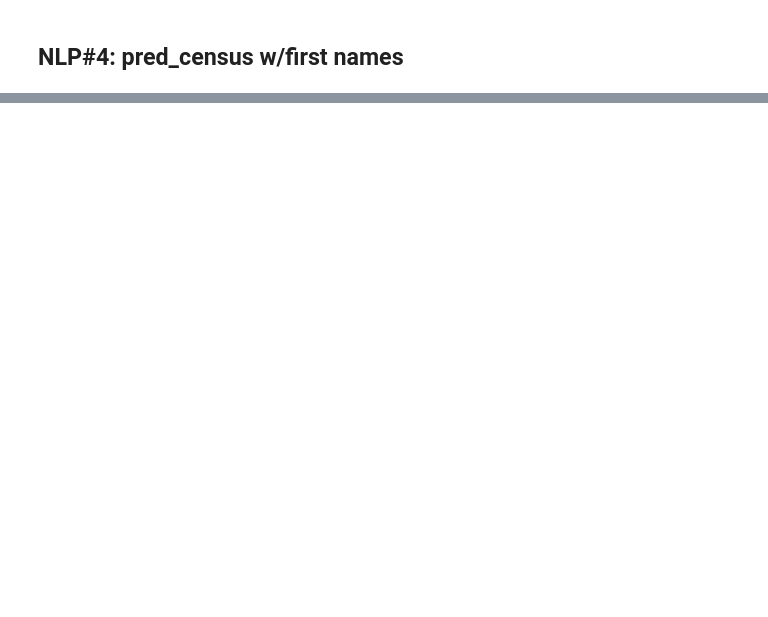
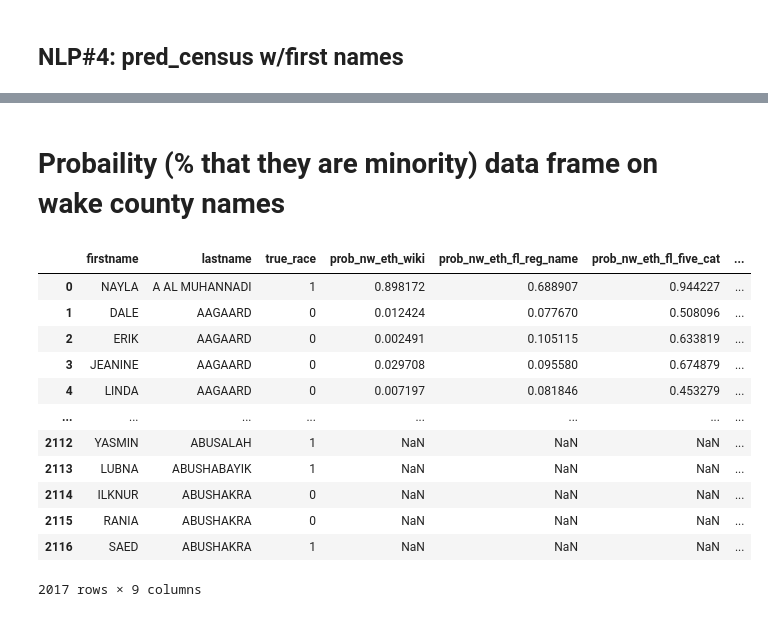
Before and after one commit to DSPG-Young-Scholars-Program/dspg23businessclimate, a Jupyter notebook: codes/NLPaccuracy.ipynb, the cells around one changed output, grey strips where cells are left out. Drawn from its saved outputs; the diff is of its cells as text; code cells hidden in the pictures; blank space fills up the shorter version.

```diff
--- a/codes/NLPaccuracy.ipynb
+++ b/codes/NLPaccuracy.ipynb
@@ -132,0 +381,22 @@ b
+# %%
+#Anjali's Code
+
+import pandas as pd
+from racebert import RaceBERT
+# Load the dataset
+
+model = RaceBERT()
+# Concatenate first and last names to form full names
+ncnamesdf['fullname'] = ncnamesdf['firstname'] + ' ' + ncnamesdf['lastname']
+# Predict race for all names
+predicted_race = model.predict_race(ncnamesdf['fullname'])
+# # Add the predicted race to the original DataFrame
+#namesdf['predicted_race'] = predicted_race
+# Create a new DataFrame to store the names and predicted races
+df = pd.DataFrame({'fullname': ncnamesdf['fullname'], 'predicted_race': predicted_race})
+# # Split the ‘predicted_race’ column into ‘label’ and ‘score’ columns
+df[['label', 'score']] = df['predicted_race'].apply(pd.Series)
+# # Drop the ‘predicted_race’ column
+df.drop('predicted_race', axis=1, inplace=True)
+
+df
@@ -132,0 +413,35 @@ b
+# %% [markdown]
+# Probaility (% that they are minority) data frame on wake county names
+# %%
+probncdf = pd.DataFrame(ncnamesdf, columns =[f, l, "true_race"])
+probncdf['prob_nw_eth_wiki'] = a['not_white']
+probncdf['prob_nw_eth_fl_reg_name'] = b['not_white']
+probncdf['prob_nw_eth_fl_five_cat'] = c['not_white']
+probncdf['prob_nw_eth_census_fn'] = d['not_white']
+probncdf['prob_nw_eth_census_ln'] = dd['not_white']
+probncdf['prob_nw_eth_nc'] = e['not_white']
+
+# probncdf['prob_nw_rcebert'] = df['not_white']
+# probncdf['prob_nw_wru'] = g['not_white']
+# probncdf['prob_nw_rethnicity'] = h['not_white']
+
+
+probncdf #18156 - 6356
+# nonull = mergent_true_df. dropna()
+# nonull
+probncdf.to_csv('../data/nlp_data/nc_names_prob_nlp.csv')
+probncdf
+# %% [output]
+|  | firstname | lastname | true_race | prob_nw_eth_wiki | prob_nw_eth_fl_reg_name | prob_nw_eth_fl_five_cat | ... |
+| 0 | NAYLA | A AL MUHANNADI | 1 | 0.898172 | 0.688907 | 0.944227 | ... |
+| 1 | DALE | AAGAARD | 0 | 0.012424 | 0.077670 | 0.508096 | ... |
+| 2 | ERIK | AAGAARD | 0 | 0.002491 | 0.105115 | 0.633819 | ... |
+| 3 | JEANINE | AAGAARD | 0 | 0.029708 | 0.095580 | 0.674879 | ... |
+| 4 | LINDA | AAGAARD | 0 | 0.007197 | 0.081846 | 0.453279 | ... |
+| ... | ... | ... | ... | ... | ... | ... | ... |
+| 2112 | YASMIN | ABUSALAH | 1 | NaN | NaN | NaN | ... |
+| 2113 | LUBNA | ABUSHABAYIK | 1 | NaN | NaN | NaN | ... |
+| 2114 | ILKNUR | ABUSHAKRA | 0 | NaN | NaN | NaN | ... |
+| 2115 | RANIA | ABUSHAKRA | 0 | NaN | NaN | NaN | ... |
+| 2116 | SAED | ABUSHAKRA | 1 | NaN | NaN | NaN | ... |
+2017 rows × 9 columns
```
Also changed, not shown: parts of 32 cells of this notebook, 1 other file.
